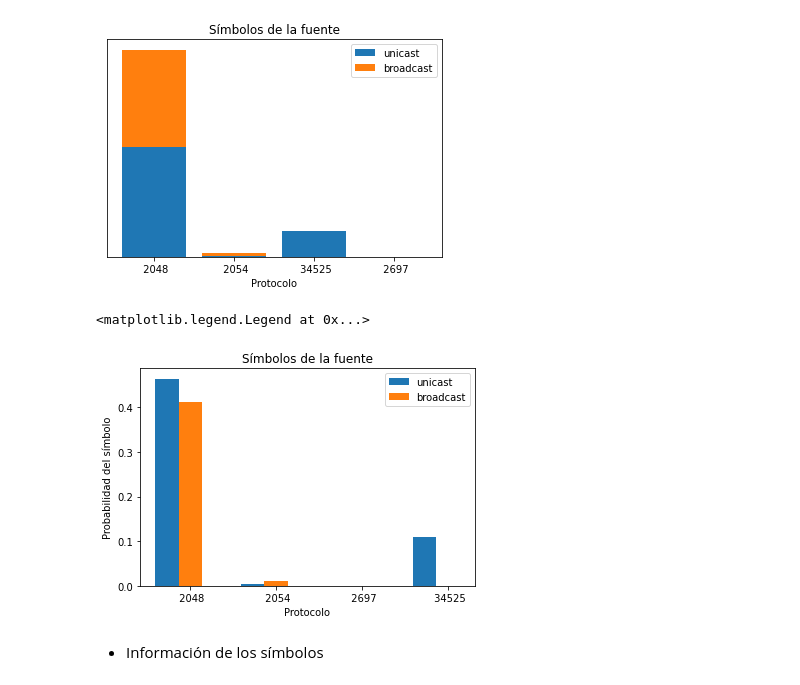
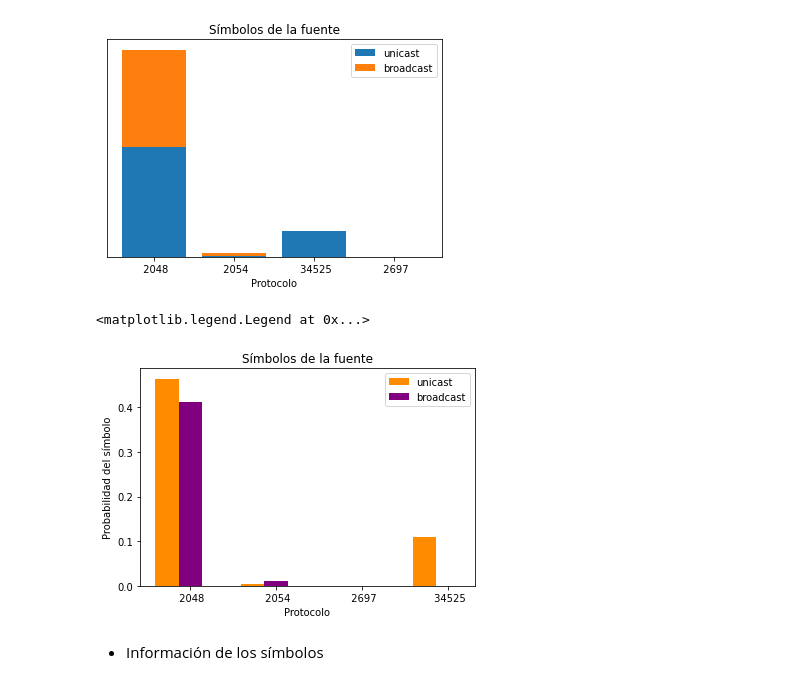
Before and after one commit to paulitapb/TP1_redes, a Jupyter notebook: analisis_paquetes.ipynb, the cells around one changed output. Drawn from its saved outputs; the diff is of its cells as text; code cells hidden in the pictures.

Commit message:
colorcitos

```diff
--- a/analisis_paquetes.ipynb
+++ b/analisis_paquetes.ipynb
@@ -80,34 +80,34 @@ ax.set_yticks([])
 # %%
 unicast = {}
 broadcast = {}
 
 for p in protocols_unique:
     if((p, 'UNICAST') in list(symbol_proba.keys())):
         unicast[p] = symbol_proba[(p, 'UNICAST')]
     else:
         unicast[p] = 0
     if((p, 'BROADCAST') in list(symbol_proba.keys())):
         broadcast[p] = symbol_proba[(p, 'BROADCAST')]
     else:
 
         broadcast[p] = 0
 
 x_protocols = np.arange(len(protocols_unique))
 
 fig, ax = plt.subplots()
 width = 0.27
-ax.bar(x_protocols, list(unicast.values()),width = width, label = "unicast")
-ax.bar(x_protocols + width, list(broadcast.values()), width = width,label = "broadcast")
+ax.bar(x_protocols, list(unicast.values()),width = width, label = "unicast", color = "darkorange")
+ax.bar(x_protocols + width, list(broadcast.values()), width = width,label = "broadcast", color = "purple")
 
 plt.xlabel("Protocolo")
 plt.ylabel("Probabilidad del símbolo")
 ax.set_title("Símbolos de la fuente")
 ax.set_xticklabels(protocols_unique)
 ax.set_xticks(x_protocols+width)
 ax.legend()
 # %% [output]
 <matplotlib.legend.Legend at 0x...>
-[figure, old version]
+[figure, new version]
 # %% [markdown]
 - Información de los símbolos
 # %%
```
Also changed, not shown: parts of 1 cell of this notebook.
